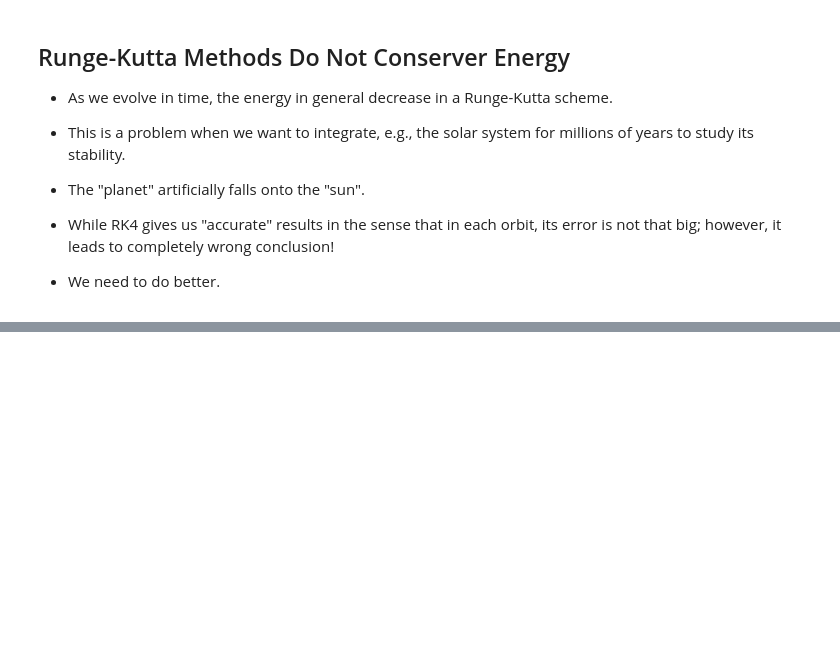
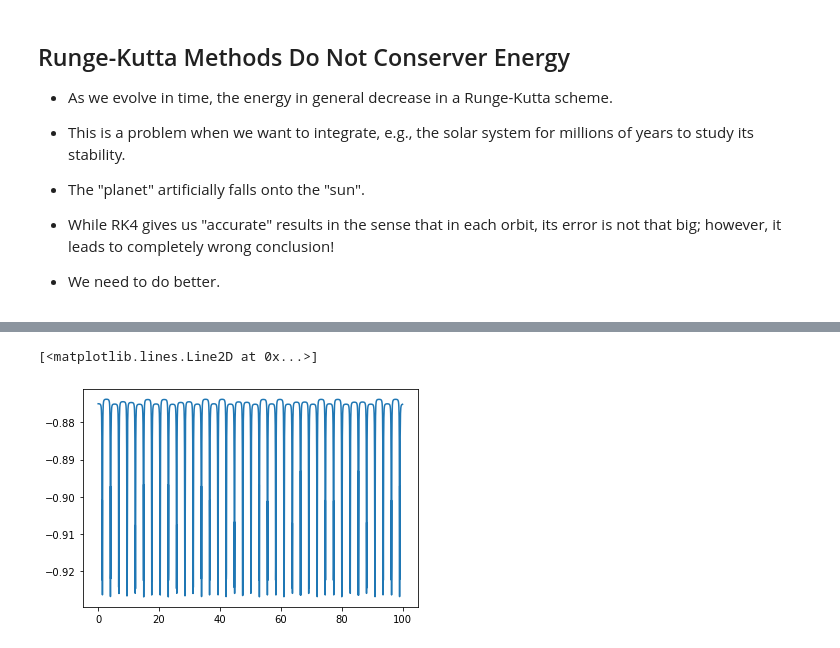
Before and after one commit to uarizona-2021spring-phys105a/phys105a, a Jupyter notebook: 13/ode3.ipynb, the cells around one changed output, grey strips where cells are left out. Saved outputs shown, nothing was run; the diff lists cells and outputs as text; code cells hidden in the pictures; blank space fills up the shorter version.

```diff
--- a/13/ode3.ipynb
+++ b/13/ode3.ipynb
@@ -211,0 +288,13 @@ plt.plot(T, KE + PE)
+# %%
+x  = X[:,0]
+y  = X[:,1]
+vx = X[:,2]
+vy = X[:,3]
+
+KE = 0.5 * (vx*vx + vy*vy)
+PE = -1 / np.sqrt(x*x + y*y)
+
+plt.plot(T, KE + PE)
+# %% [output]
+[<matplotlib.lines.Line2D at 0x...>]
+[figure, added]
```
Also changed, not shown: parts of 8 cells of this notebook.
